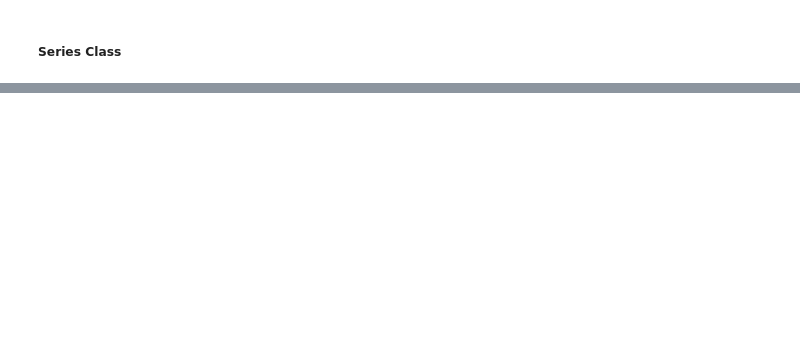
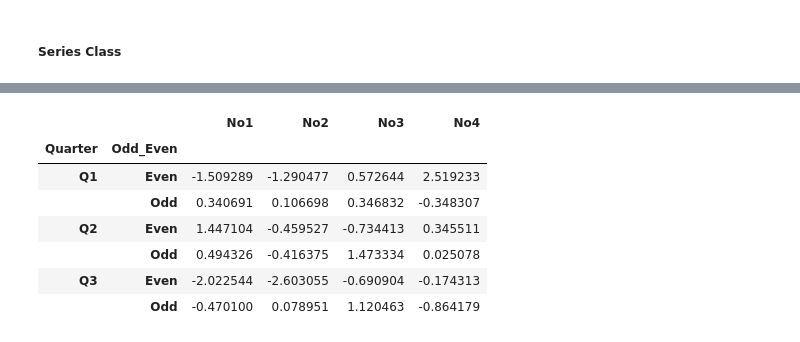
Before and after one commit to daesik82/ChargingBull, a Jupyter notebook: UncleBull/ch6_pandas_basics.ipynb, the cells around one changed output, grey strips where cells are left out. Cells and saved outputs as stored; diff of their text form; code cells hidden in the pictures; blank space fills up the shorter version.

```diff
--- a/UncleBull/ch6_pandas_basics.ipynb
+++ b/UncleBull/ch6_pandas_basics.ipynb
@@ -320,0 +393,4 @@ df.cumsum().plot(lw=2.0)
+# %%
+df['Odd_Even'] = ['Odd', 'Even', 'Odd', "Even", 'Odd', 'Even', 'Odd', 'Even', 'Odd']
+# %%
+groups = df.groupby(['Quarter', 'Odd_Even'])
@@ -320,0 +408,11 @@ df.cumsum().plot(lw=2.0)
+# %%
+groups.mean()
+# %% [output]
+|  |  | No1 | No2 | No3 | No4 |
+| Quarter | Odd_Even |  |  |  |  |
+| Q1 | Even | -1.509289 | -1.290477 | 0.572644 | 2.519233 |
+|  | Odd | 0.340691 | 0.106698 | 0.346832 | -0.348307 |
+| Q2 | Even | 1.447104 | -0.459527 | -0.734413 | 0.345511 |
+|  | Odd | 0.494326 | -0.416375 | 1.473334 | 0.025078 |
+| Q3 | Even | -2.022544 | -2.603055 | -0.690904 | -0.174313 |
+|  | Odd | -0.470100 | 0.078951 | 1.120463 | -0.864179 |
```
Also changed, not shown: parts of 27 cells of this notebook.
